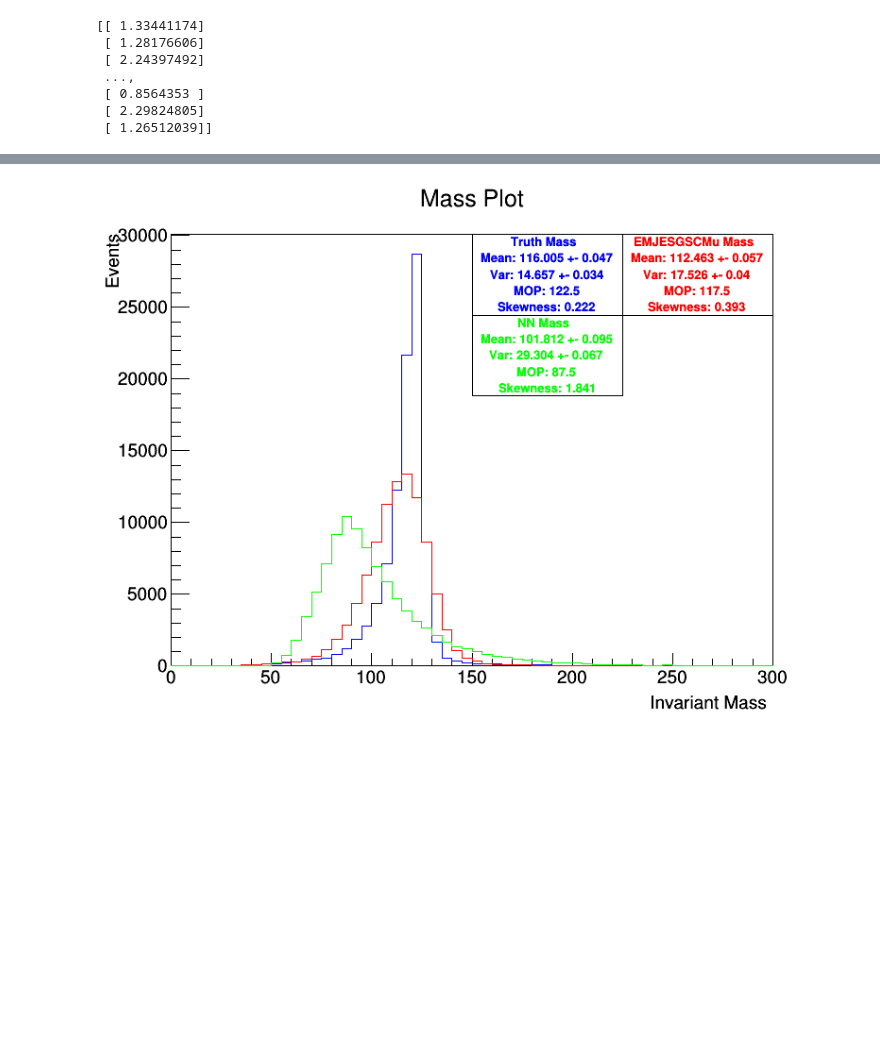
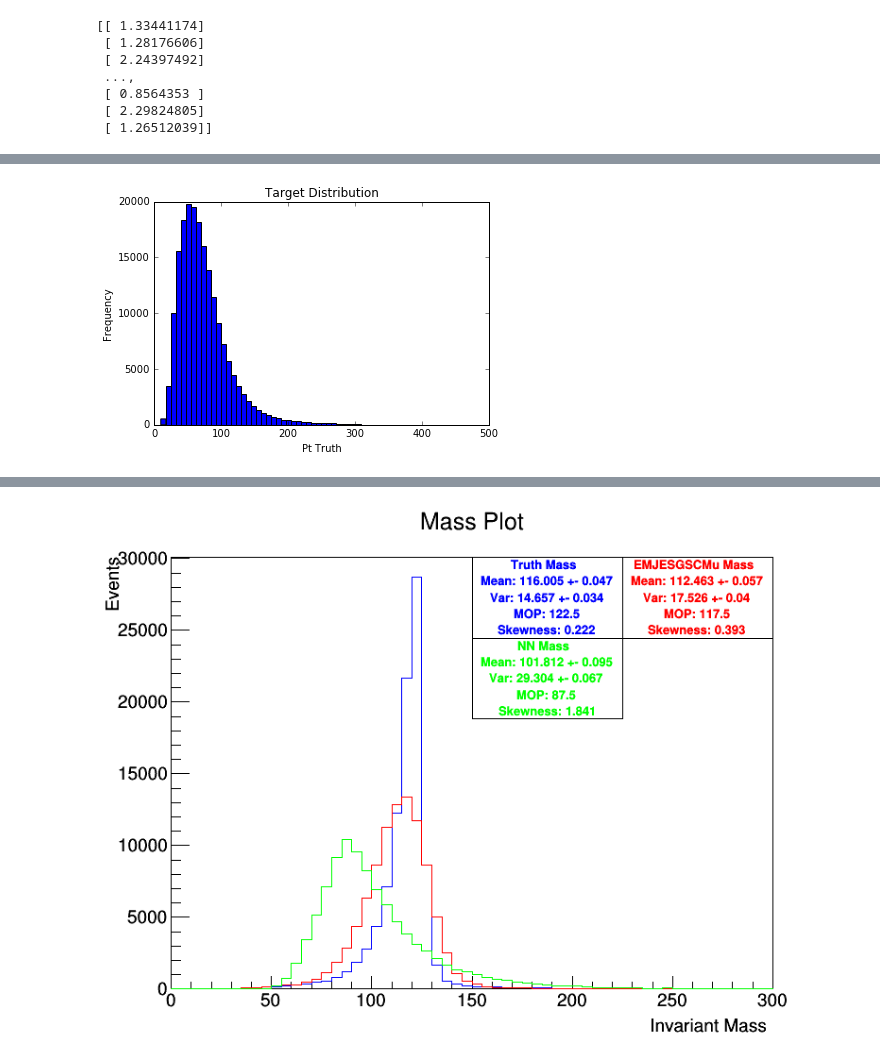
Before and after one commit to micaelverissimo/PtRelAnalysis, a Jupyter notebook: NeuralAnalysis.ipynb, the cells around one changed output, grey strips where cells are left out. Drawn from its saved outputs; the diff is of its cells as text; code cells hidden in the pictures; blank space fills up the shorter version.

Commit message:
Plots NN

```diff
--- a/NeuralAnalysis.ipynb
+++ b/NeuralAnalysis.ipynb
@@ -222,0 +229,9 @@ plt.show()
+# %%
+%matplotlib inline
+plt.hist(data_target, 60)
+plt.title("Target Distribution")
+plt.xlabel("Pt Truth")
+plt.ylabel("Frequency")
+plt.show()
+# %% [output]
+[figure, added]
```
Also changed, not shown: parts of 5 cells of this notebook.
